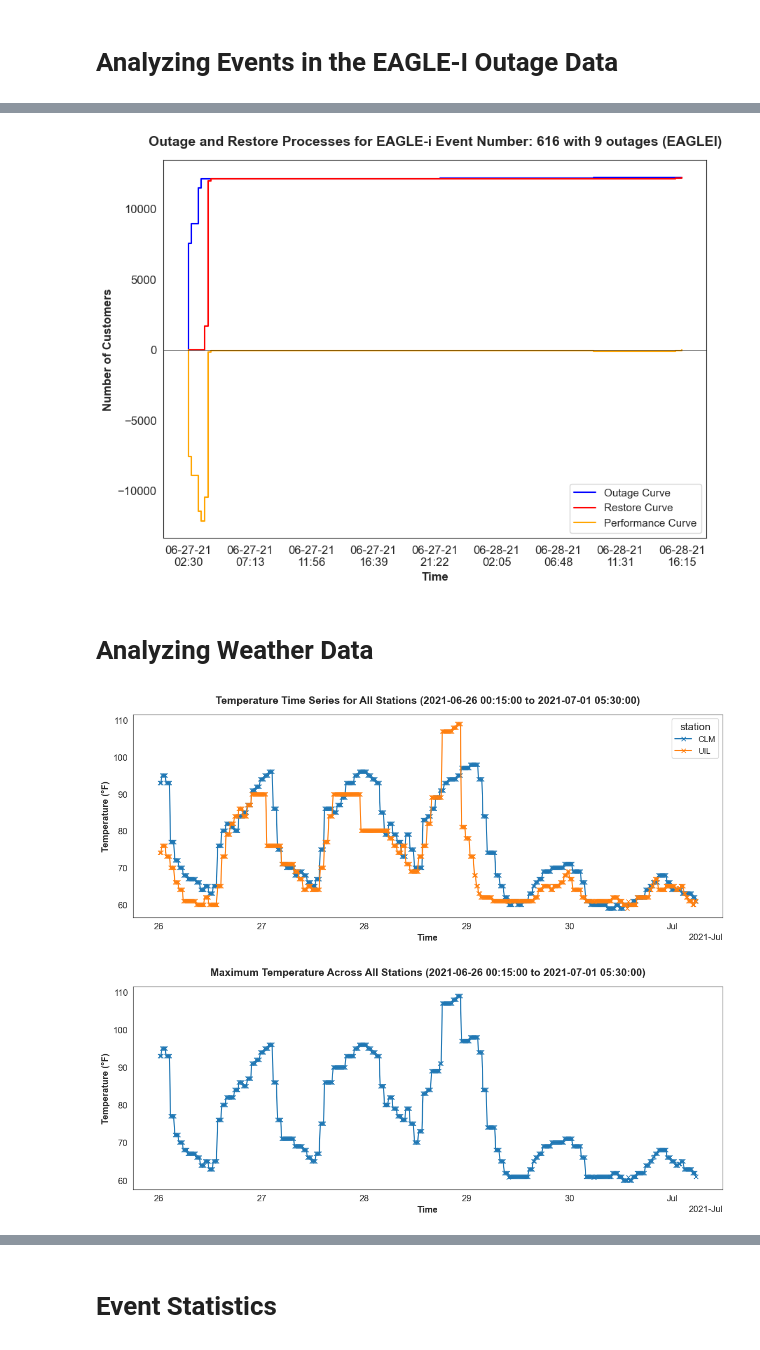
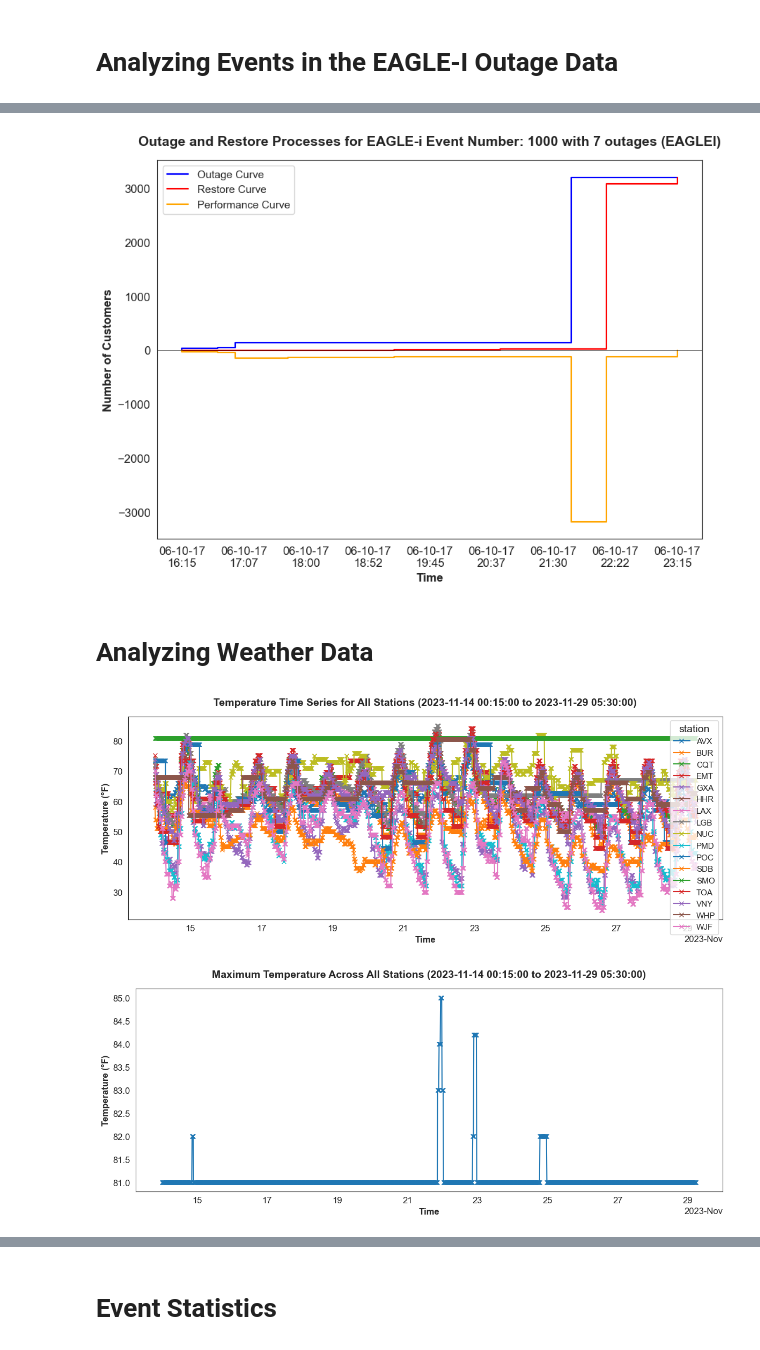
Before and after one commit to adhikariapsara/Outage_Analysis_eaglei, a Jupyter notebook: analysis_examples.ipynb, the cells around one changed output, grey strips where cells are left out. Cells and saved outputs as stored; diff of their text form; code cells hidden in the pictures.

```diff
--- a/analysis_examples.ipynb
+++ b/analysis_examples.ipynb
@@ -237,34 +235,34 @@ event_number_eaglei
 dtype: int64
 # %%
 from src.eaglei_modules.eagleiEventProcessing import plot_eaglei_event_curves
-plot_eaglei_event_curves(outage_df, event_number=616, event_method='eaglei', timestamp_column='time')
+plot_eaglei_event_curves(outage_df, event_number=1000, event_method='eaglei', timestamp_column='time')
 # %% [output]
-[figure, old version]
+[figure, new version]
 # %% [markdown]
 # Analyzing Weather Data
 # %%
 # plot a time series of temperature for all the stations for a given time period
-time_from = '2021-06-26 00:15:00'
-time_to = '2021-07-01 05:30:00'
+time_from = '2023-11-14 00:15:00'
+time_to = '2023-11-29 05:30:00'
 fig, ax = plt.subplots(figsize=(12, 5))
 p = ds_merged['tmpf'].sel(time=slice(time_from, time_to), station=ds_merged['station']).plot.line(x='time', hue='station', marker='x', ax=ax)
 ax.set_title(f'Temperature Time Series for All Stations ({time_from} to {time_to})')
 ax.set_ylabel('Temperature (°F)')
 ax.set_xlabel('Time')
 fig.tight_layout()
 plt.show()
 
 # plot a time series of maximum temperature across all the stations for a given time period
 fig, ax = plt.subplots(figsize=(12, 5))
 p = ds_merged['tmpf'].sel(time=slice(time_from, time_to), station=ds_merged['station']).max(dim='station').plot.line(x='time', marker='x')
 ax.set_title(f'Maximum Temperature Across All Stations ({time_from} to {time_to})')
 ax.set_ylabel('Temperature (°F)')
 ax.set_xlabel('Time')
 fig.tight_layout()
 plt.show()
 # %% [output]
-[figure, old version]
+[figure, new version]
-[figure, old version]
+[figure, new version]
 # %%
 # plot a time series of wind speed for all the stations for a given time period
 fig, ax = plt.subplots(figsize=(12, 5))
```
Also changed, not shown: parts of 33 cells of this notebook, 8 other files.
